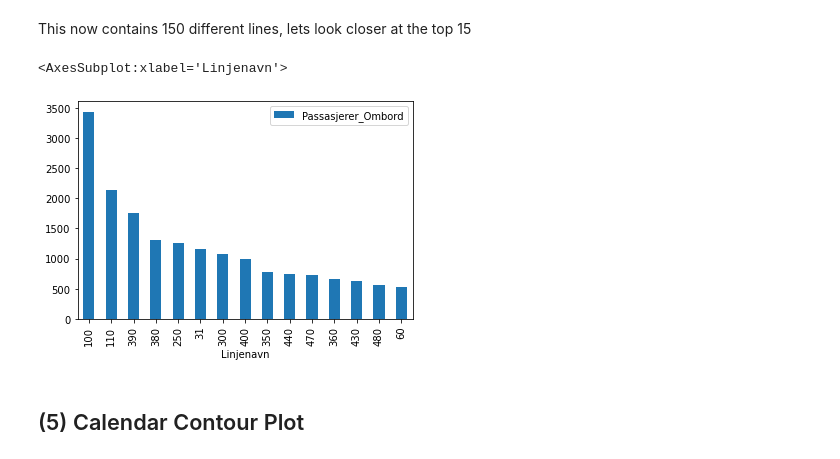
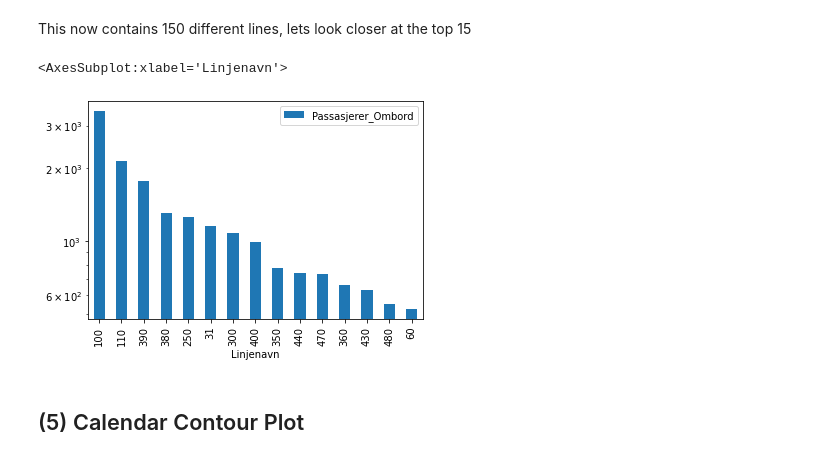
Before and after one commit to kjxlstad/RuterDataVisualization, a Jupyter notebook: ruterdata.ipynb, the cells around one changed output. Drawn from its saved outputs; the diff is of its cells as text; code cells hidden in the pictures.

```diff
--- a/ruterdata.ipynb
+++ b/ruterdata.ipynb
@@ -126,10 +126,10 @@ This now contains 150 different lines, lets look closer at the top 15
 # %%
 # If we first sort by number of passengers and then take head, we get the top
 dataframe = pd.DataFrame(ppl.sort_values(by='Passasjerer_Ombord', ascending=False).head(15))
-dataframe.plot.bar()
+dataframe.plot.bar(logy=True)
 # %% [output]
 <AxesSubplot:xlabel='Linjenavn'>
-[figure, old version]
+[figure, new version]
 # %% [markdown]
 ## (5) Calendar Contour Plot
 # %%
```
Also changed, not shown: parts of 1 cell of this notebook, 2 other files.
